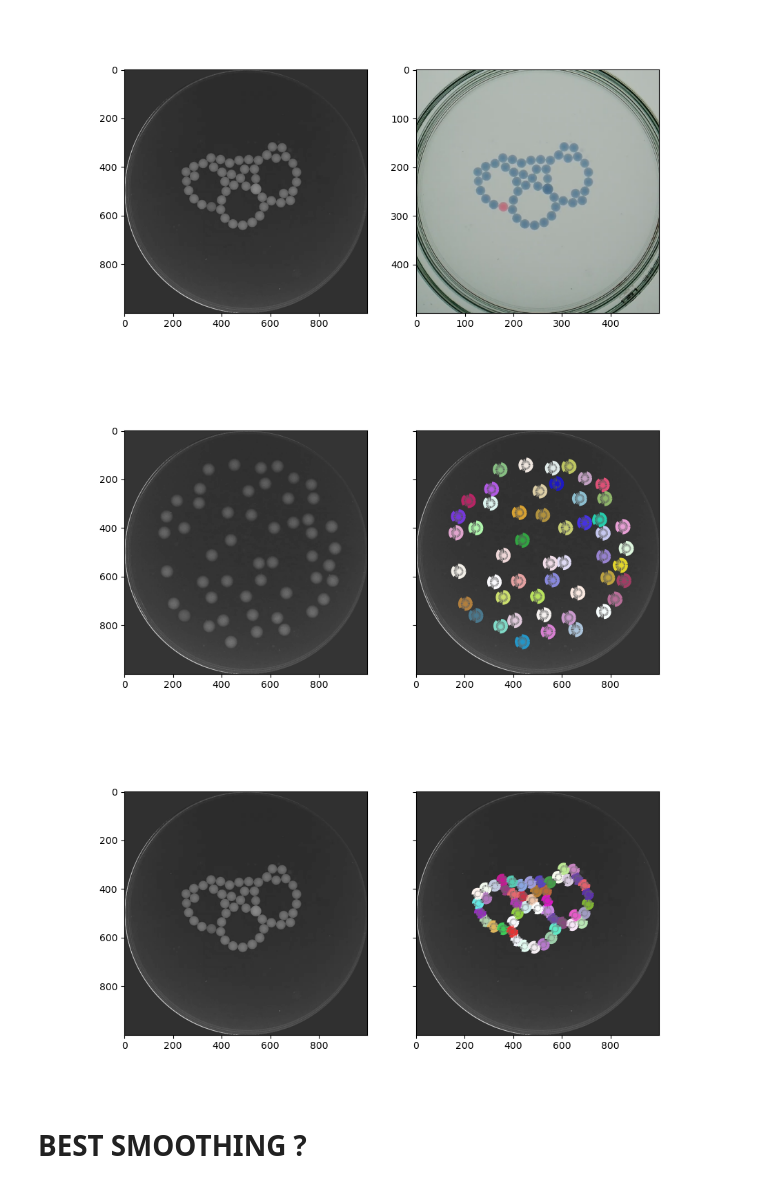
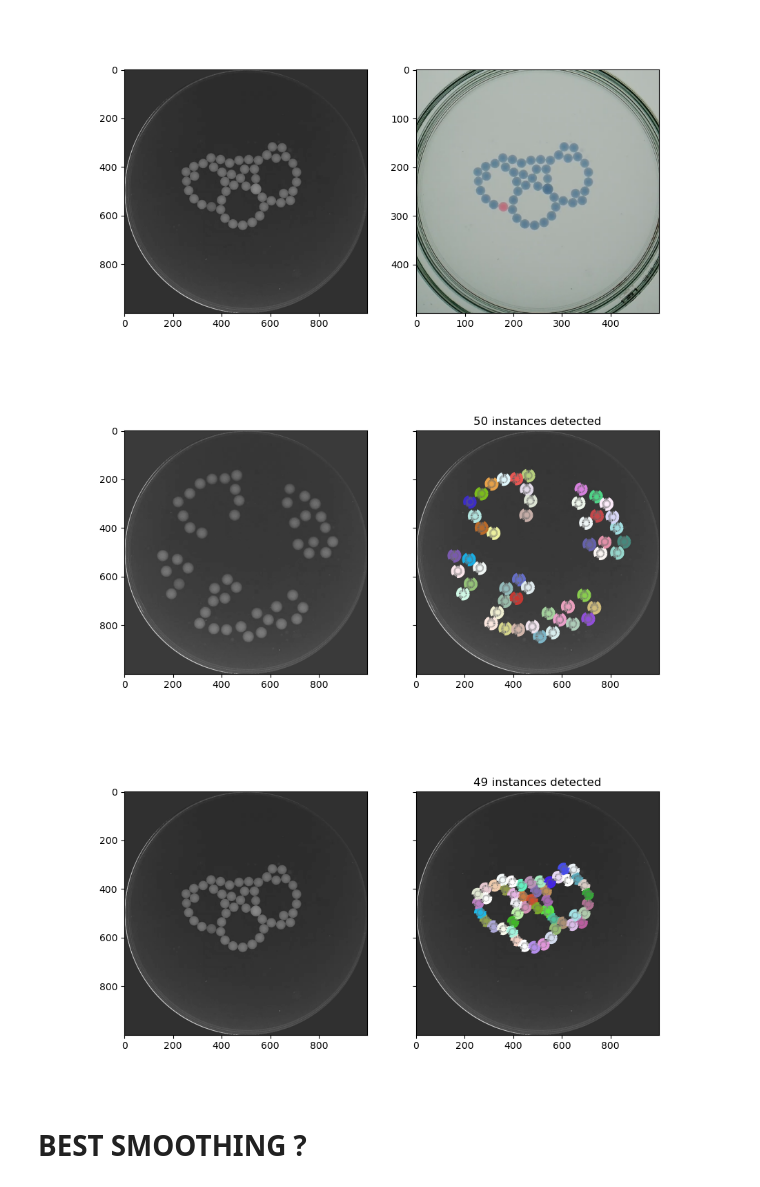
Before and after one commit to skandiz/MasterThesis, a Jupyter notebook: tracking/stardist_tracking.ipynb, the cells around one changed output. Drawn from its saved outputs; the diff is of its cells as text; code cells hidden in the pictures.

```diff
--- a/tracking/stardist_tracking.ipynb
+++ b/tracking/stardist_tracking.ipynb
@@ -22,7 +22,7 @@ from tracking_utils import *
 # %%
 #model_name = 'stardist_trained'          # stardist model trained for 50 epochs on simulated synthetic dataset
 #model_name = 'modified_2D_versatile_fluo' # stardist model trained for 150 epochs on simulated dataset starting from the pretrained 2D versatile fluo model
-model_name = 'modified_2D_versatile_fluo_1000x1000_v3'
+model_name = 'modified_2D_versatile_fluo_1000x1000_v2'
 model = StarDist2D(None, name = model_name, basedir = './models/')
 video_selection =  "49b1r"
 
@@ -64,27 +64,29 @@ plt.show()
 # %% [output]
 [figure]
 # %%
-img = get_frame(video, 0, xmin, ymin, xmax, ymax, w, h, True)
+img = get_frame(video, 10000, xmin, ymin, xmax, ymax, w, h, True)
 label, details = model.predict_instances(normalize(img), predict_kwargs = {'verbose' : False})
 coord, points, prob = details['coord'], details['points'], details['prob']
 
 img2 = get_frame(video, n_frames -1, xmin, ymin, xmax, ymax, w, h, True)
 label2, details2 = model.predict_instances(normalize(img2), predict_kwargs = {'verbose' : False})
 coord2, points2, prob2 = details2['coord'], details2['points'], details2['prob']
 
 fig, ax = plt.subplots(1, 2, figsize = (10, 5), sharex=True, sharey=True)
 ax[0].imshow(img, cmap = 'gray')
 _draw_polygons(coord, points, prob, show_dist=True)
 ax[1].imshow(img, cmap = 'gray')
+ax[1].set(title = f'{len(prob)} instances detected')
 plt.show()
 
 fig, ax = plt.subplots(1, 2, figsize = (10, 5), sharex=True, sharey=True)
 ax[0].imshow(img2, cmap = 'gray')
 ax[1].imshow(img2, cmap = 'gray')
 _draw_polygons(coord2, points2, prob2, show_dist=True)
+ax[1].set(title = f'{len(prob2)} instances detected')
 #plt.savefig(f'example_X_val[0]_{training_model}.pdf', format = 'pdf')
 plt.show()
 # %% [output]
-[figure, old version]
+[figure, new version]
-[figure, old version]
+[figure, new version]
 # %%
```
Also changed, not shown: parts of 1 cell of this notebook, 39 other files.
